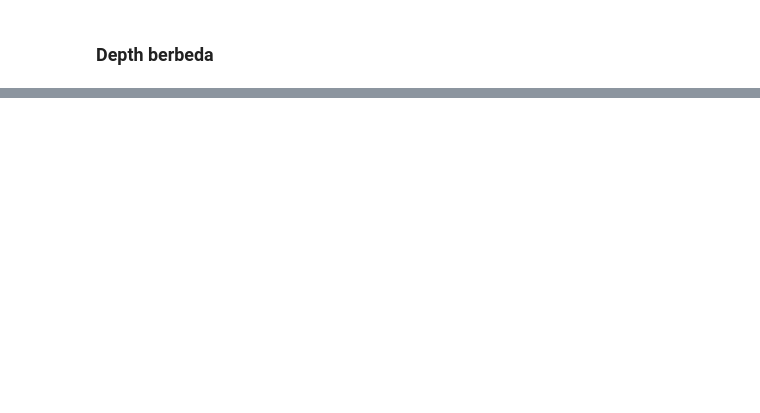
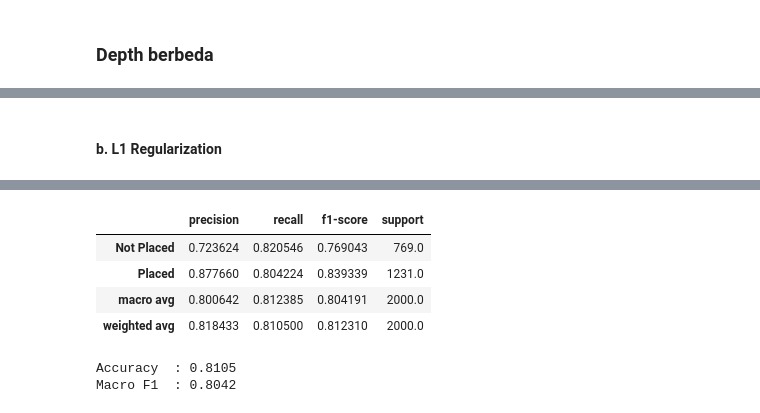
Before and after one commit to DiyahSusan/Tubes1-IF3270-ciamso, a Jupyter notebook: src/test.ipynb, the cells around one changed output, grey strips where cells are left out. Drawn from its saved outputs; the diff is of its cells as text; code cells hidden in the pictures; blank space fills up the shorter version.

```diff
--- a/src/test.ipynb
+++ b/src/test.ipynb
@@ -501,0 +606,16 @@ Epoch 10/10, Train Loss=0.615250, Val Loss=0.615500
+# %% [markdown]
+#### b. L1 Regularization
+# %%
+model_l1 = build_regularization_model(l1_lambda=REG_LAMBDA, l2_lambda=0.0, seed=SEED)
+
+history_l1 = model_l1.train(
+    X_train_np, y_train_np,
+    X_val_np, y_val_np,
+    epochs=EPOCHS,
+    batch_size=BATCH_SIZE,
+    learning_rate=LEARNING_RATE,
+    verbose=1
+)
+
+result_l1 = evaluate_binary_model(model_l1, X_val_np, y_val_np, "L1 Regularization")
+# %% [output]
@@ -501,0 +639,7 @@ Epoch 10/10, Train Loss=0.615250, Val Loss=0.615500
+|  | precision | recall | f1-score | support |
+| Not Placed | 0.723624 | 0.820546 | 0.769043 | 769.0 |
+| Placed | 0.877660 | 0.804224 | 0.839339 | 1231.0 |
+| macro avg | 0.800642 | 0.812385 | 0.804191 | 2000.0 |
+| weighted avg | 0.818433 | 0.810500 | 0.812310 | 2000.0 |
+Accuracy  : 0.8105
+Macro F1  : 0.8042
```
Also changed, not shown: parts of 23 cells of this notebook.
